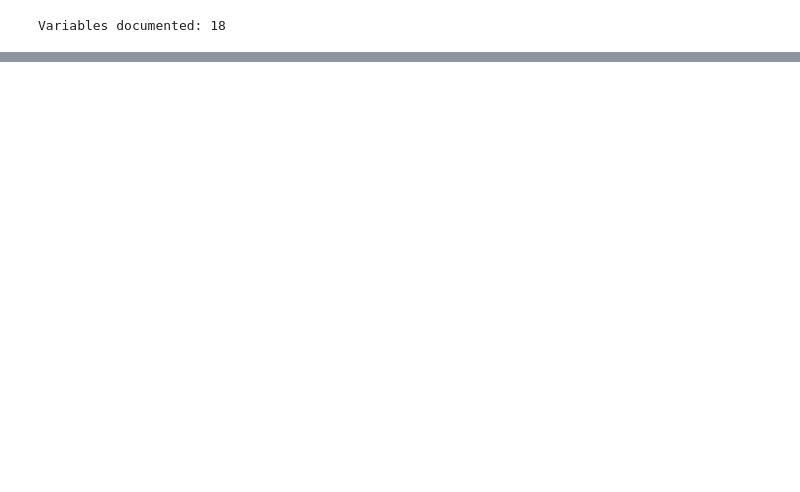
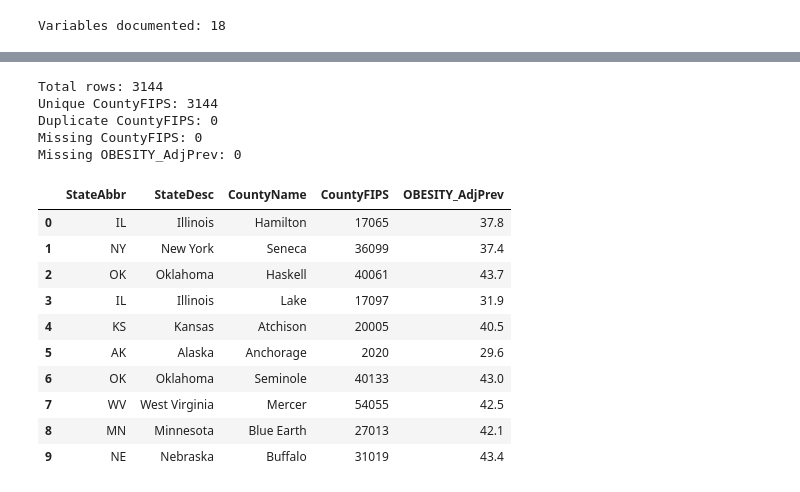
Before and after one commit to ChelcRose/county-obesity-prediction, a Jupyter notebook: notebooks/01_data_inspection.ipynb, the cells around one changed output, grey strips where cells are left out. Saved outputs shown, nothing was run; the diff lists cells and outputs as text; code cells hidden in the pictures; blank space fills up the shorter version.

Commit message:
feat: inspect CDC PLACES source data

```diff
--- a/notebooks/01_data_inspection.ipynb
+++ b/notebooks/01_data_inspection.ipynb
@@ -427,3 +427,10 @@ print("Variables documented:", len(selected_variable_info))
 | 289 | PCT_NHASIAN20 | % Asian, 2020 | Socioeconomic Characteristics | Race & Age | Percent |
 | 284 | RECFACPTH20 | Recreation & fitness facilities/1... | Health and Physical Activity | Physical Activity | # per 1,000 pop |
 Variables documented: 18
+# %%
+cdc_files = list(DATA_RAW.glob("PLACES*.csv"))
+
+print("CDC files found:", len(cdc_files))
+
+for file in cdc_files:
+    print(file.name)
@@ -429,0 +440,7 @@ Variables documented: 18
+# %%
+cdc_path = cdc_files[0]
+
+cdc = pd.read_csv(cdc_path)
+
+print("CDC shape:", cdc.shape)
+display(cdc.head())
@@ -429,0 +478,37 @@ Variables documented: 18
+# %%
+
+print("Total rows:", len(cdc))
+print("Unique CountyFIPS:", cdc["CountyFIPS"].nunique())
+print("Duplicate CountyFIPS:", cdc["CountyFIPS"].duplicated().sum())
+print("Missing CountyFIPS:", cdc["CountyFIPS"].isna().sum())
+print("Missing OBESITY_AdjPrev:", cdc["OBESITY_AdjPrev"].isna().sum())
+# %% [output]
+Total rows: 3144
+Unique CountyFIPS: 3144
+Duplicate CountyFIPS: 0
+Missing CountyFIPS: 0
+Missing OBESITY_AdjPrev: 0
+# %%
+display(
+    cdc[
+        [
+            "StateAbbr",
+            "StateDesc",
+            "CountyName",
+            "CountyFIPS",
+            "OBESITY_AdjPrev"
+        ]
+    ].head(10)
+)
+# %% [output]
+|  | StateAbbr | StateDesc | CountyName | CountyFIPS | OBESITY_AdjPrev |
+| 0 | IL | Illinois | Hamilton | 17065 | 37.8 |
+| 1 | NY | New York | Seneca | 36099 | 37.4 |
+| 2 | OK | Oklahoma | Haskell | 40061 | 43.7 |
+| 3 | IL | Illinois | Lake | 17097 | 31.9 |
+| 4 | KS | Kansas | Atchison | 20005 | 40.5 |
+| 5 | AK | Alaska | Anchorage | 2020 | 29.6 |
+| 6 | OK | Oklahoma | Seminole | 40133 | 43.0 |
+| 7 | WV | West Virginia | Mercer | 54055 | 42.5 |
+| 8 | MN | Minnesota | Blue Earth | 27013 | 42.1 |
+| 9 | NE | Nebraska | Buffalo | 31019 | 43.4 |
```
Also changed, not shown: parts of 5 cells of this notebook, 1 other file.
